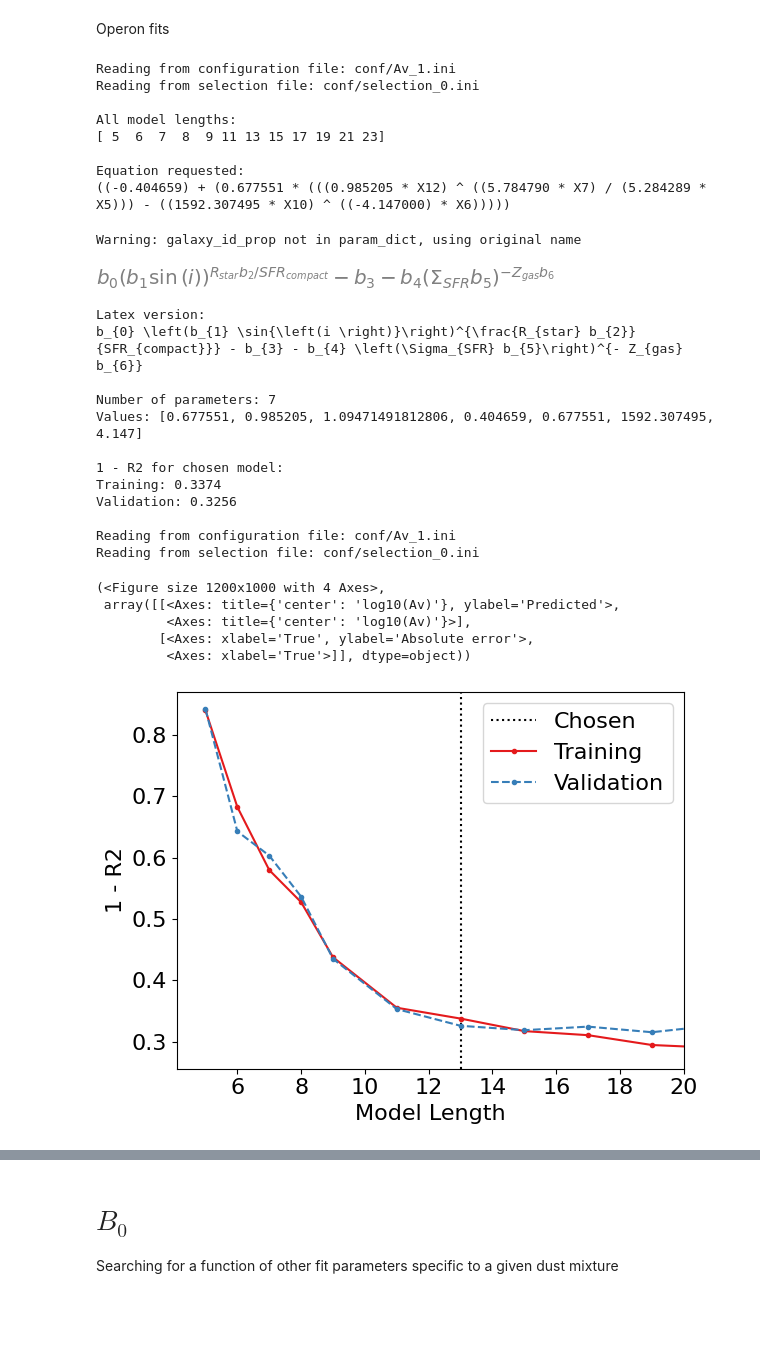
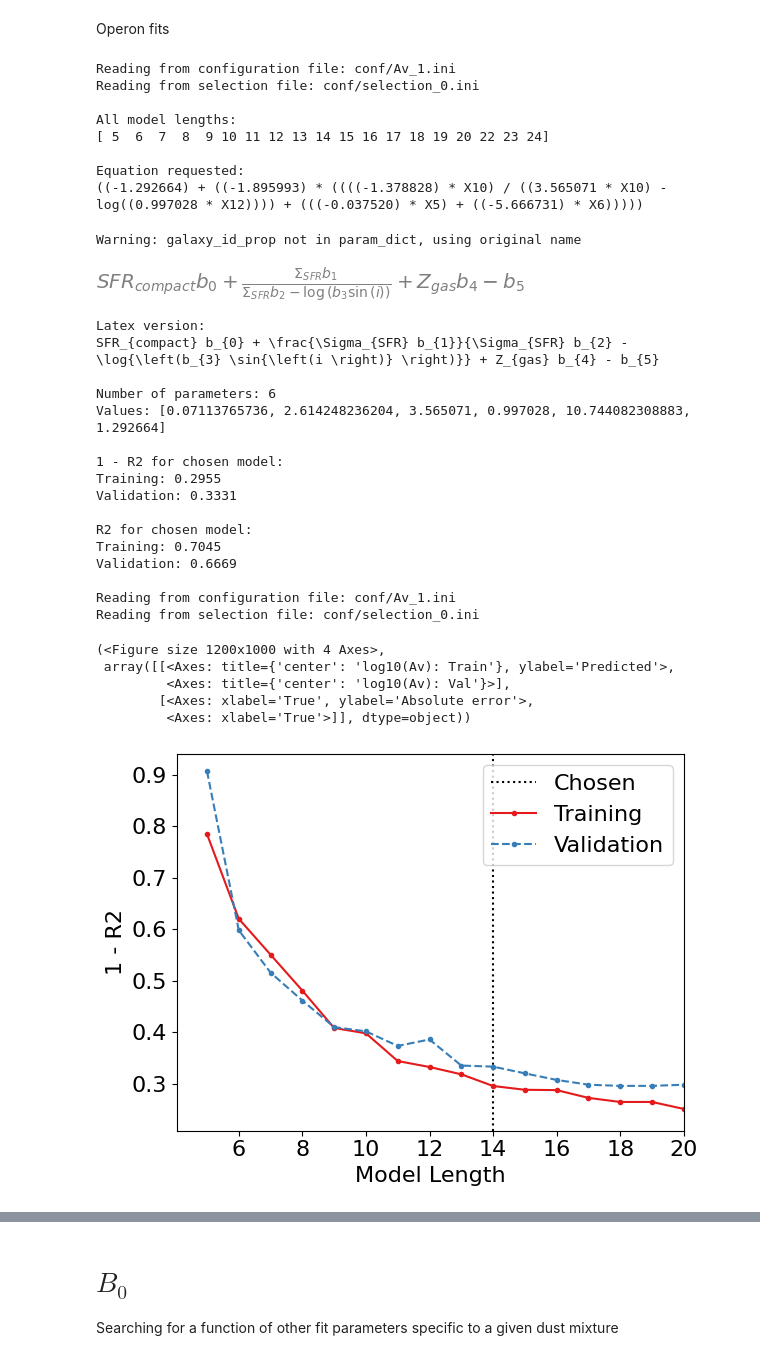
Before and after one commit to maho3/iob-attenuation, a Jupyter notebook: gal_props/gal_prop_results.ipynb, the cells around one changed output, grey strips where cells are left out. Cells and saved outputs as stored; diff of their text form; code cells hidden in the pictures; blank space fills up the shorter version.

Commit message:
New SR choices for params

```diff
--- a/gal_props/gal_prop_results.ipynb
+++ b/gal_props/gal_prop_results.ipynb
@@ -32,37 +32,64 @@ True
 # %% [markdown]
 Operon fits
 # %%
-ini_file = 'conf/Av_0.ini'; ilen = 11
-ini_file = 'conf/Av_1.ini'; ilen = 13
+ini_file = 'conf/Av_0.ini'; ilen = 18 #11
+ini_file = 'conf/Av_1.ini'; ilen = 14 #13
+# ini_file = 'conf/Av_2.ini'; ilen = 17 #13
+# ini_file = 'conf/Av_3.ini'; ilen = 14
+
+# I like this one - not the best R2 but relatively simple and still good performance.
+# Av_1.ini, ilen=14
+# R2 train = 0.7045
+# R2 val = 0.6669
+
+# Av_2.ini, ilen=None
+# R2 train = 0.7721
+# R2 val = 0.7252
+
+# An ok alternative - more complex but better R2
+# Av_2.ini, ilen=17
+# R2 train = 0.7598
+# R2 val = 0.7206
+
+# Another go, but nothing better than above
+# Av_3.ini, ilen=14
+# R2 train = 0.7015
+# R2 val = 0.6722
+
+# CAVEAT: Validation contains some bad LOS for MW dust
 
 processing_fun.plot_pareto(ini_file, ilen=ilen, yvar='R2', yscale='linear', loss_max=1.0)
 processing_fun.prediction_plots(ini_file, ilen=ilen, frac_error=False)
 # %% [output]
 Reading from configuration file: conf/Av_1.ini
 Reading from selection file: conf/selection_0.ini
 
 All model lengths:
-[ 5  6  7  8  9 11 13 15 17 19 21 23]
+[ 5  6  7  8  9 10 11 12 13 14 15 16 17 18 19 20 22 23 24]
 
 Equation requested:
-((-0.404659) + (0.677551 * (((0.985205 * X12) ^ ((5.784790 * X7) / (5.284289 * X5))) - ((1592.307495 * X10) ^ ((-4.147000) * X6)))))
+((-1.292664) + ((-1.895993) * ((((-1.378828) * X10) / ((3.565071 * X10) - log((0.997028 * X12)))) + (((-0.037520) * X5) + ((-5.666731) * X6)))))
 Warning: galaxy_id_prop not in param_dict, using original name
-[figure, old version]
+[figure, new version]
 Latex version:
-b_{0} \left(b_{1} \sin{\left(i \right)}\right)^{\frac{R_{star} b_{2}}{SFR_{compact}}} - b_{3} - b_{4} \left(\Sigma_{SFR} b_{5}\right)^{- Z_{gas} b_{6}}
+SFR_{compact} b_{0} + \frac{\Sigma_{SFR} b_{1}}{\Sigma_{SFR} b_{2} - \log{\left(b_{3} \sin{\left(i \right)} \right)}} + Z_{gas} b_{4} - b_{5}
 
-Number of parameters: 7
-Values: [0.677551, 0.985205, 1.09471491812806, 0.404659, 0.677551, 1592.307495, 4.147]
+Number of parameters: 6
+Values: [0.07113765736, 2.614248236204, 3.565071, 0.997028, 10.744082308883, 1.292664]
 
 1 - R2 for chosen model:
-Training: 0.3374
-Validation: 0.3256
+Training: 0.2955
+Validation: 0.3331
+
+R2 for chosen model:
+Training: 0.7045
+Validation: 0.6669
 
 Reading from configuration file: conf/Av_1.ini
 Reading from selection file: conf/selection_0.ini
 (<Figure size 1200x1000 with 4 Axes>,
- array([[<Axes: title={'center': 'log10(Av)'}, ylabel='Predicted'>,
-         <Axes: title={'center': 'log10(Av)'}>],
+ array([[<Axes: title={'center': 'log10(Av): Train'}, ylabel='Predicted'>,
+         <Axes: title={'center': 'log10(Av): Val'}>],
         [<Axes: xlabel='True', ylabel='Absolute error'>,
          <Axes: xlabel='True'>]], dtype=object))
-[figure, old version]
+[figure, new version]
```
Also changed, not shown: parts of 9 cells of this notebook, 31 other files.
